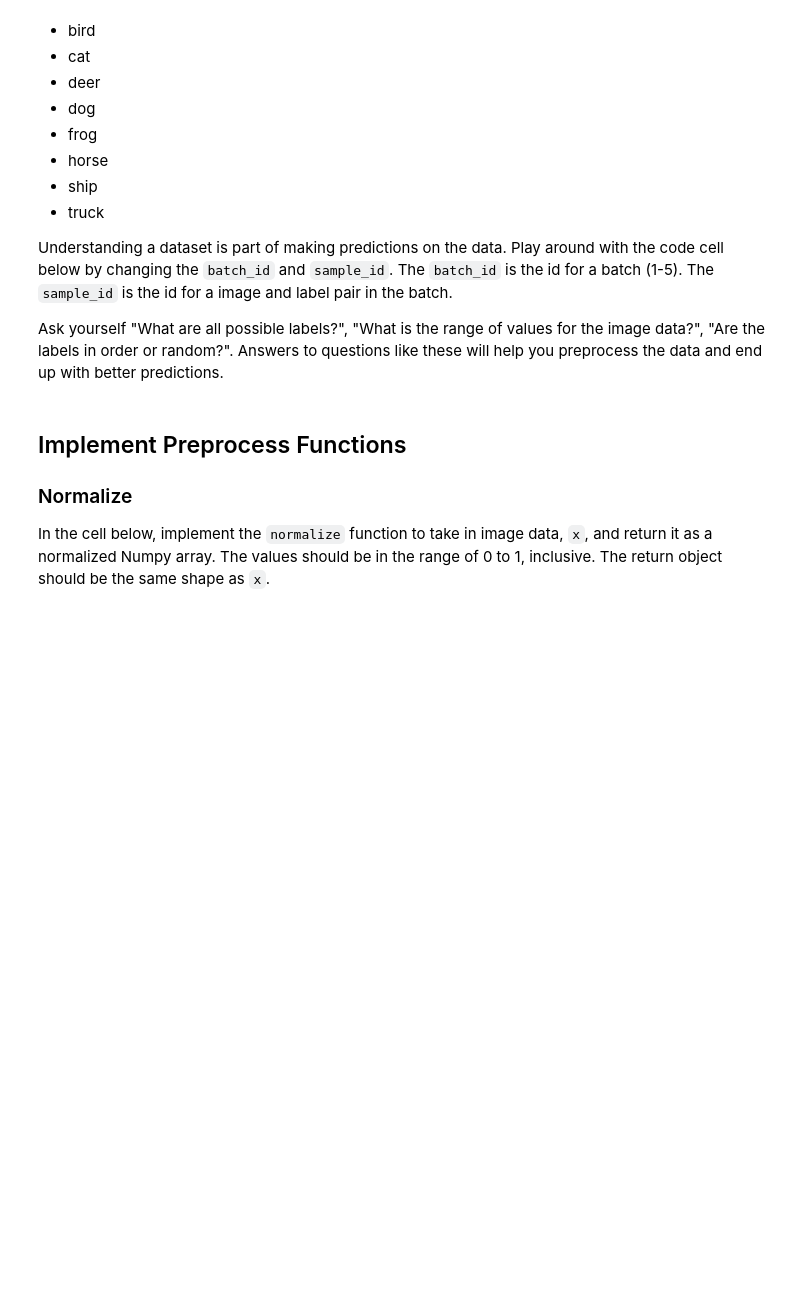
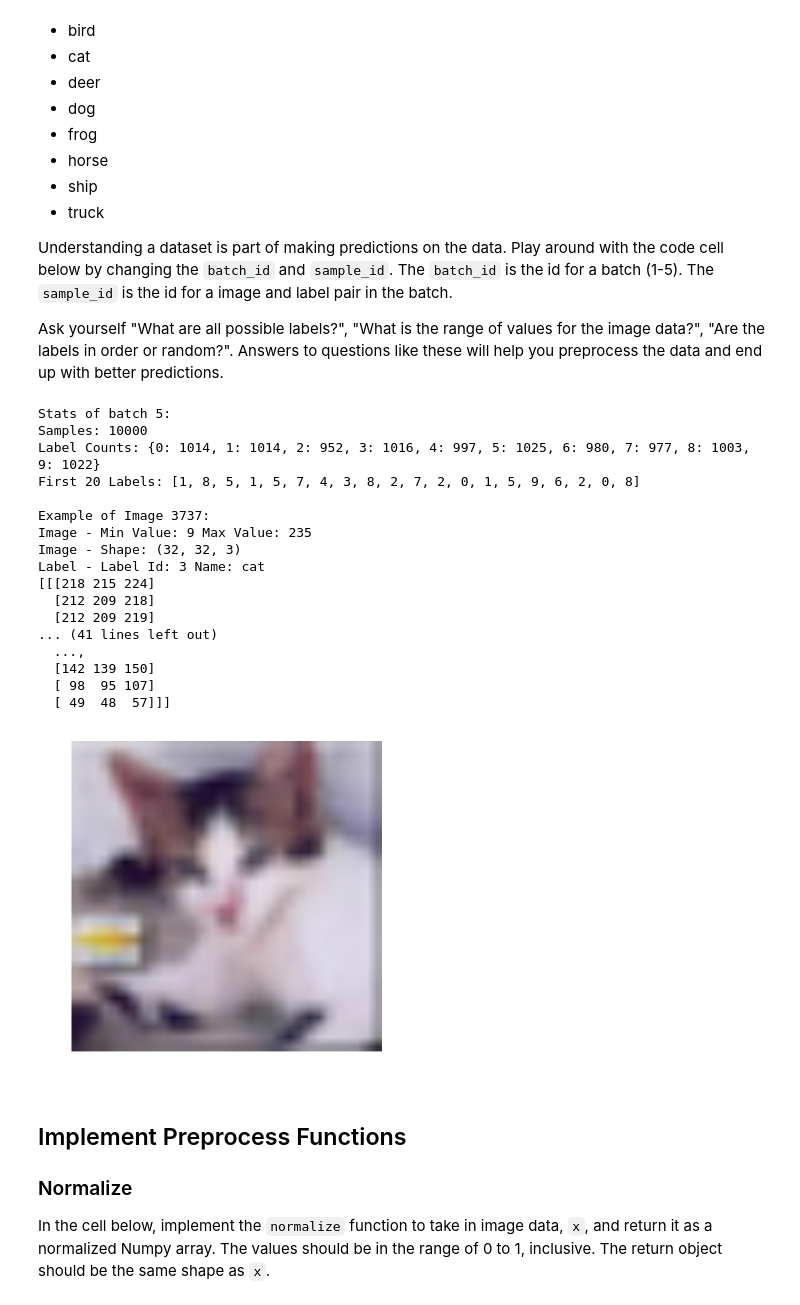
Before and after one commit to DaleCameron/udacity_dlnd_P2, a Jupyter notebook: dlnd_image_classification.ipynb, the cells around one changed output. Saved outputs shown, nothing was run; the diff lists cells and outputs as text; code cells hidden in the pictures; blank space fills up the shorter version.

```diff
--- a/dlnd_image_classification.ipynb
+++ b/dlnd_image_classification.ipynb
@@ -62,14 +59,33 @@ Ask yourself "What are all possible labels?", "What is the range of values for t
 # %%
 %matplotlib inline
 %config InlineBackend.figure_format = 'retina'
 
 import helper
 import numpy as np
 
 # Explore the dataset
-batch_id = 1
-sample_id = 5
+batch_id = 5
+sample_id = 3737
 helper.display_stats(cifar10_dataset_folder_path, batch_id, sample_id)
+# %% [output]
+Stats of batch 5:
+Samples: 10000
+Label Counts: {0: 1014, 1: 1014, 2: 952, 3: 1016, 4: 997, 5: 1025, 6: 980, 7: 977, 8: 1003, 9: 1022}
+First 20 Labels: [1, 8, 5, 1, 5, 7, 4, 3, 8, 2, 7, 2, 0, 1, 5, 9, 6, 2, 0, 8]
+
+Example of Image 3737:
+Image - Min Value: 9 Max Value: 235
+Image - Shape: (32, 32, 3)
+Label - Label Id: 3 Name: cat
+[[[218 215 224]
+  [212 209 218]
+  [212 209 219]
+... (41 lines left out)
+  ...,
+  [142 139 150]
+  [ 98  95 107]
+  [ 49  48  57]]]
+[figure, added]
 # %% [markdown]
 ## Implement Preprocess Functions
 ### Normalize
```
Also changed, not shown: parts of 14 cells of this notebook.
